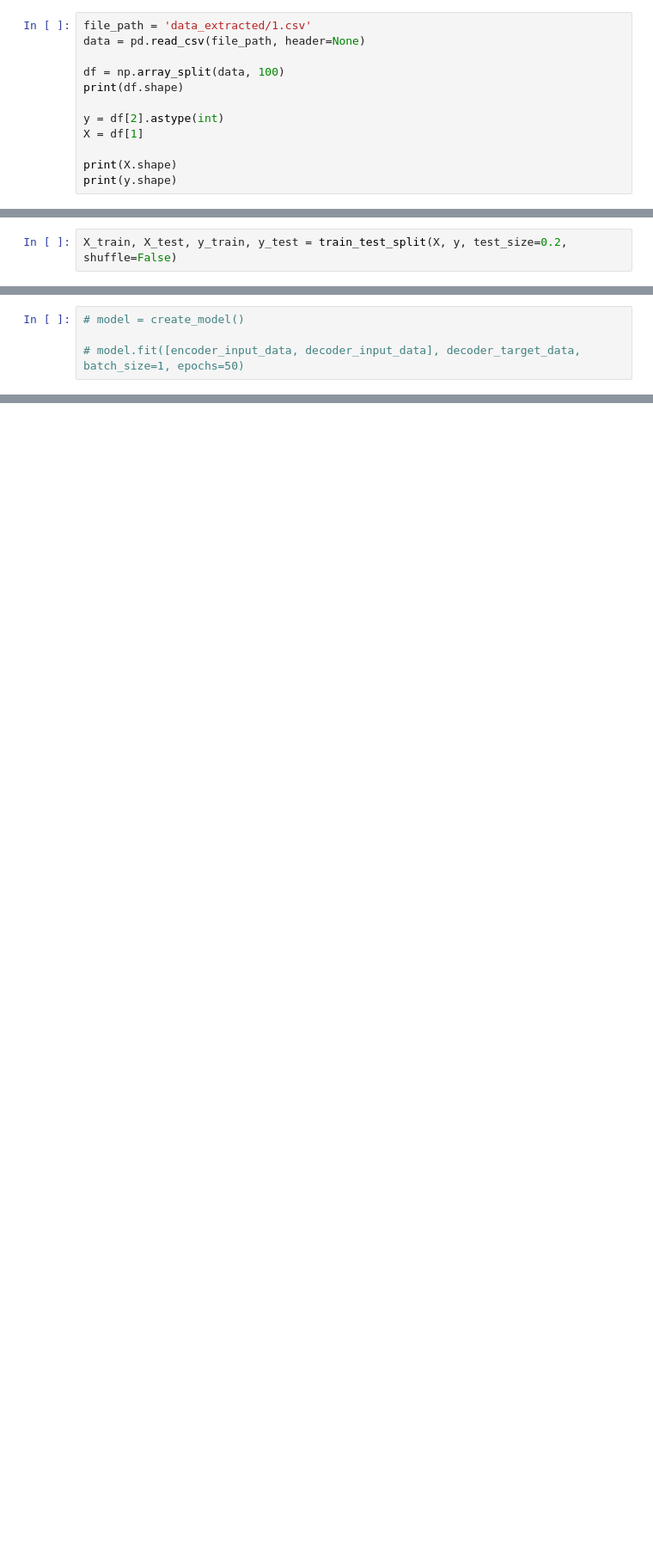
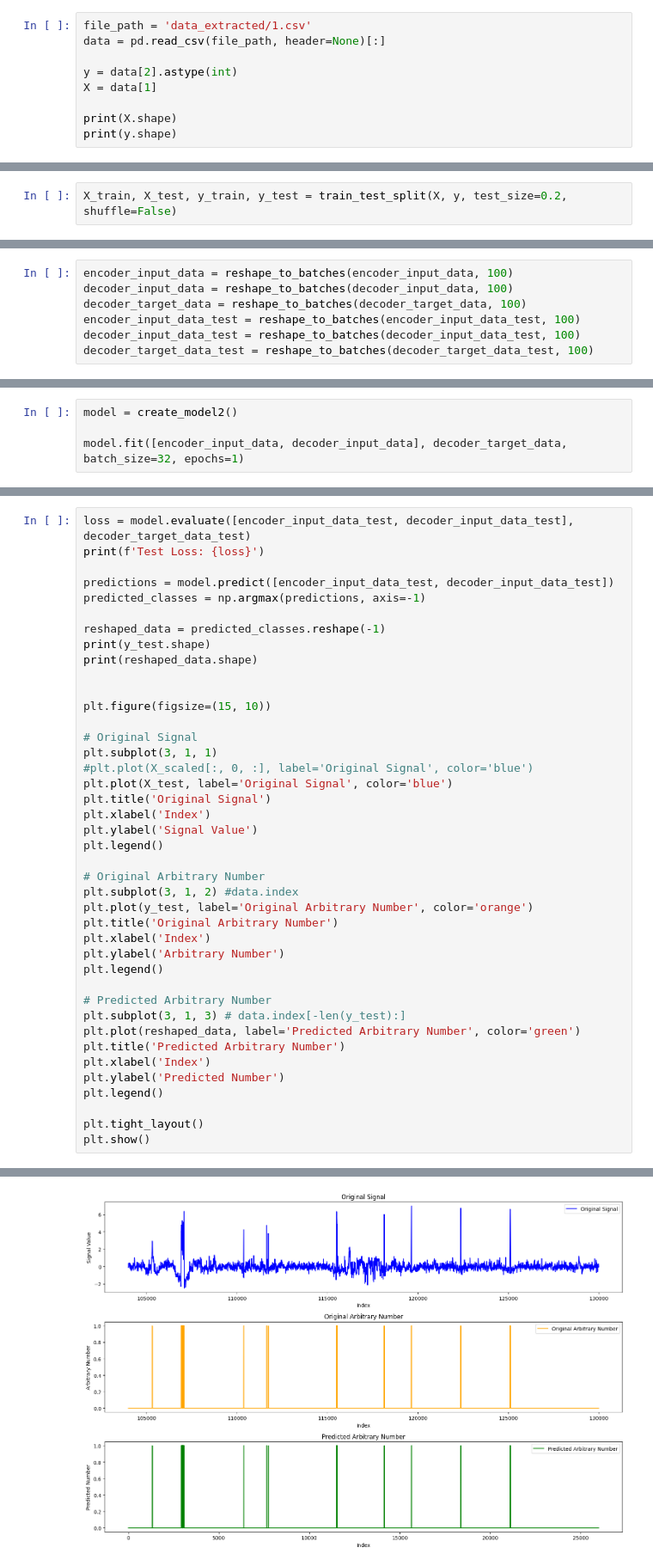
Before and after one commit to DCel567/PatchClamp_nn, a Jupyter notebook: enc_dec.ipynb, the cells around one changed output, grey strips where cells are left out. Shown at 86% size. Saved outputs shown, nothing was run; the diff lists cells and outputs as text; blank space fills up the shorter version.

Commit message:
tests

```diff
--- a/enc_dec.ipynb
+++ b/enc_dec.ipynb
@@ -21,13 +21,10 @@ from keras.callbacks import EarlyStopping
 import matplotlib.pyplot as plt
 # %%
 file_path = 'data_extracted/1.csv'
-data = pd.read_csv(file_path, header=None)
+data = pd.read_csv(file_path, header=None)[:]
 
-df = np.array_split(data, 100)
-print(df.shape)
-
-y = df[2].astype(int)
-X = df[1]
+y = data[2].astype(int)
+X = data[1]
 
 print(X.shape)
 print(y.shape)
@@ -85,0 +121,7 @@ Decoder target shape: (1, 1040, 3, 3)
+# %%
+encoder_input_data = reshape_to_batches(encoder_input_data, 100)
+decoder_input_data = reshape_to_batches(decoder_input_data, 100)
+decoder_target_data = reshape_to_batches(decoder_target_data, 100)
+encoder_input_data_test = reshape_to_batches(encoder_input_data_test, 100)
+decoder_input_data_test = reshape_to_batches(decoder_input_data_test, 100)
+decoder_target_data_test = reshape_to_batches(decoder_target_data_test, 100)
@@ -96,4 +151,4 @@ array([[[-0.34911427],
 # %%
-# model = create_model()
+model = create_model2()
 
-# model.fit([encoder_input_data, decoder_input_data], decoder_target_data, batch_size=1, epochs=50)
+model.fit([encoder_input_data, decoder_input_data], decoder_target_data, batch_size=32, epochs=1)
@@ -152,0 +174,42 @@ ValueError: Dimensions 2 and 83199 are not compatible
+# %%
+loss = model.evaluate([encoder_input_data_test, decoder_input_data_test], decoder_target_data_test)
+print(f'Test Loss: {loss}')
+
+predictions = model.predict([encoder_input_data_test, decoder_input_data_test])
+predicted_classes = np.argmax(predictions, axis=-1)
+
+reshaped_data = predicted_classes.reshape(-1)
+print(y_test.shape)
+print(reshaped_data.shape)
+
+
+plt.figure(figsize=(15, 10))
+
+# Original Signal
+plt.subplot(3, 1, 1)
+#plt.plot(X_scaled[:, 0, :], label='Original Signal', color='blue')
+plt.plot(X_test, label='Original Signal', color='blue')
+plt.title('Original Signal')
+plt.xlabel('Index')
+plt.ylabel('Signal Value')
+plt.legend()
+
+# Original Arbitrary Number
+plt.subplot(3, 1, 2) #data.index
+plt.plot(y_test, label='Original Arbitrary Number', color='orange')
+plt.title('Original Arbitrary Number')
+plt.xlabel('Index')
+plt.ylabel('Arbitrary Number')
+plt.legend()
+
+# Predicted Arbitrary Number
+plt.subplot(3, 1, 3) # data.index[-len(y_test):]
+plt.plot(reshaped_data, label='Predicted Arbitrary Number', color='green')
+plt.title('Predicted Arbitrary Number')
+plt.xlabel('Index')
+plt.ylabel('Predicted Number')
+plt.legend()
+
+plt.tight_layout()
+plt.show()
+# %% [output]
@@ -152,0 +221 @@ ValueError: Dimensions 2 and 83199 are not compatible
+[figure, added]
```
Also changed, not shown: parts of 17 cells of this notebook, 3 other files.
